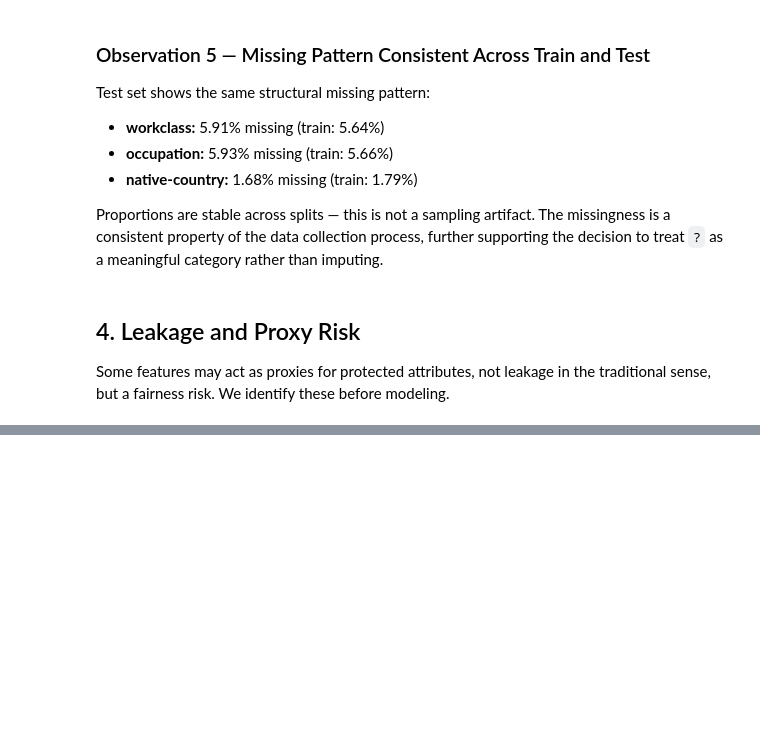
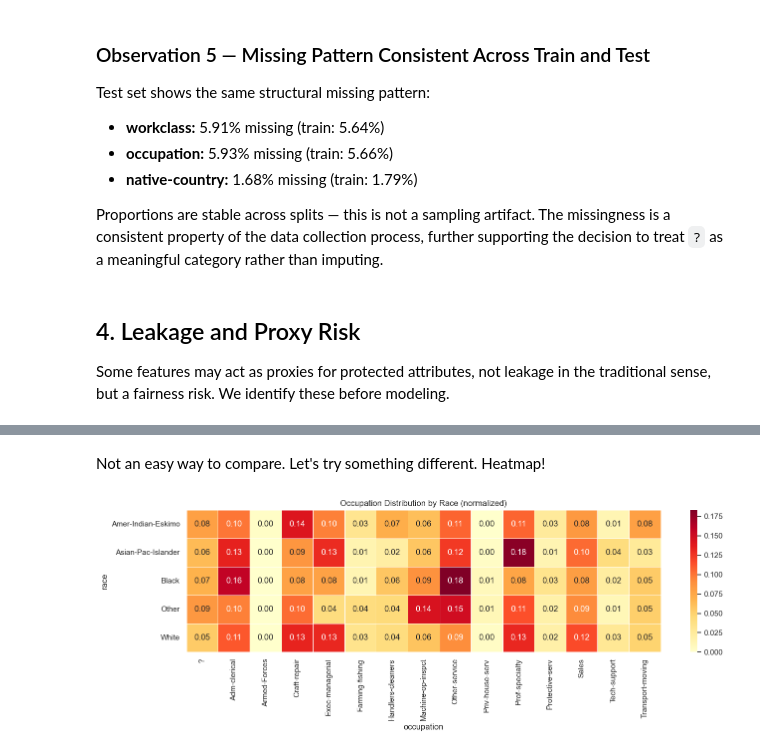
Before and after one commit to emre-kocyigit/income-prediction-beyond-accuracy, a Jupyter notebook: notebooks/01_data_audit.ipynb, the cells around one changed output, grey strips where cells are left out. Cells and saved outputs as stored; diff of their text form; code cells hidden in the pictures; blank space fills up the shorter version.

Commit message:
complete data audit: missing value analysis, proxy risk assessment, and audit verdict

```diff
--- a/notebooks/01_data_audit.ipynb
+++ b/notebooks/01_data_audit.ipynb
@@ -295,0 +327,21 @@ Name: proportion, dtype: float64
+# %% [markdown]
+Not an easy way to compare. Let's try something different. Heatmap!
+# %%
+# pivot for heatmap
+occ_race = train.groupby("race")["occupation"].value_counts(normalize=True).round(3)
+occ_race = occ_race.unstack(fill_value=0)
+
+plt.figure(figsize=(14, 5))
+sns.heatmap(
+    occ_race,
+    annot=True,
+    fmt=".2f",
+    cmap="YlOrRd",
+    linewidths=0.5
+)
+plt.title("Occupation Distribution by Race (normalized)")
+plt.tight_layout()
+plt.savefig("../reports/figures/occupation_by_race.png", dpi=150)
+plt.show()
+# %% [output]
+[figure, added]
```
Also changed, not shown: parts of 11 cells of this notebook.
